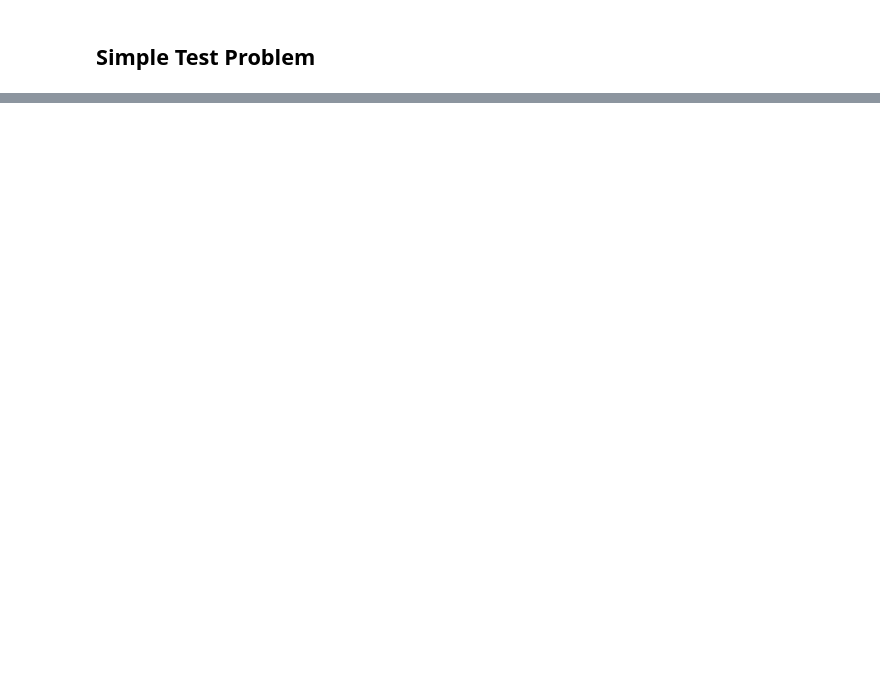
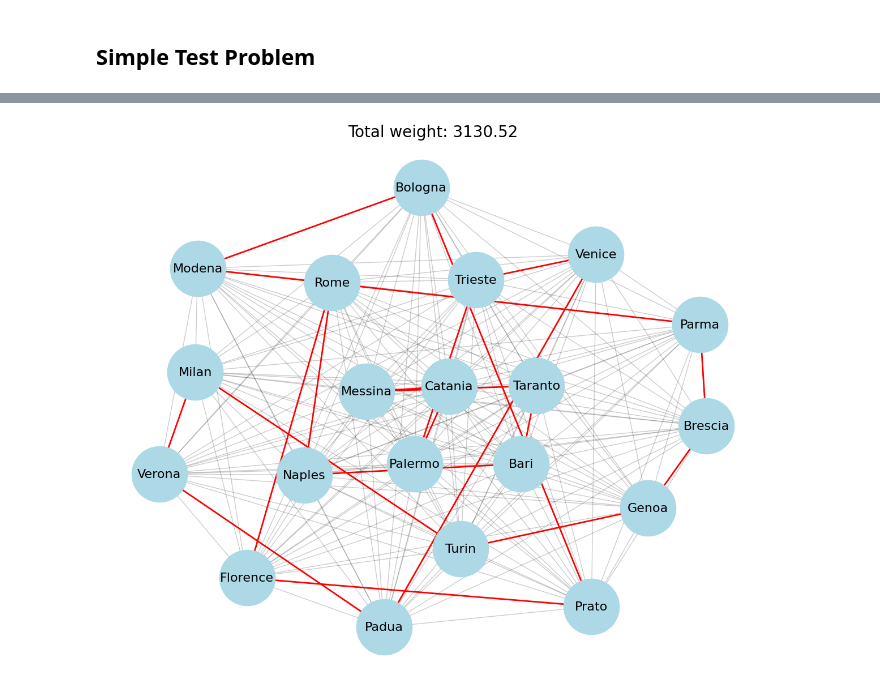
Before and after one commit to eduardz1/CI2025_lab2, a Jupyter notebook: tsp.ipynb, the cells around one changed output, grey strips where cells are left out. Drawn from its saved outputs; the diff is of its cells as text; code cells hidden in the pictures; blank space fills up the shorter version.

```diff
--- a/tsp.ipynb
+++ b/tsp.ipynb
@@ -56,0 +83,20 @@ False
+# %%
+def plot_path(graph: nx.Graph | nx.DiGraph, path: list, weight: float):
+    pos = nx.spring_layout(graph, k=2, seed=1)
+    path_edges = list(zip(path, path[1:]))
+    plt.figure(figsize=(12, 10))
+    nx.draw_networkx_nodes(graph, pos, node_color="lightblue", node_size=5000)
+    nx.draw_networkx_edges(graph, pos, alpha=0.2)
+    nx.draw_networkx_edges(graph, pos, edgelist=path_edges, edge_color="r", width=2)
+    nx.draw_networkx_labels(graph, pos, font_size=16)
+    plt.title(f"Total weight: {weight:.2f}", fontsize=20)
+    plt.axis("off")
+    plt.tight_layout()
+    plt.show()
+
+
+path = nx.approximation.traveling_salesman_problem(G, cycle=True)
+weight = nx.path_weight(G, path, weight="weight")
+plot_path(G, path, weight)
+# %% [output]
+[figure, added]
```
Also changed, not shown: parts of 16 cells of this notebook, 2 other files.
